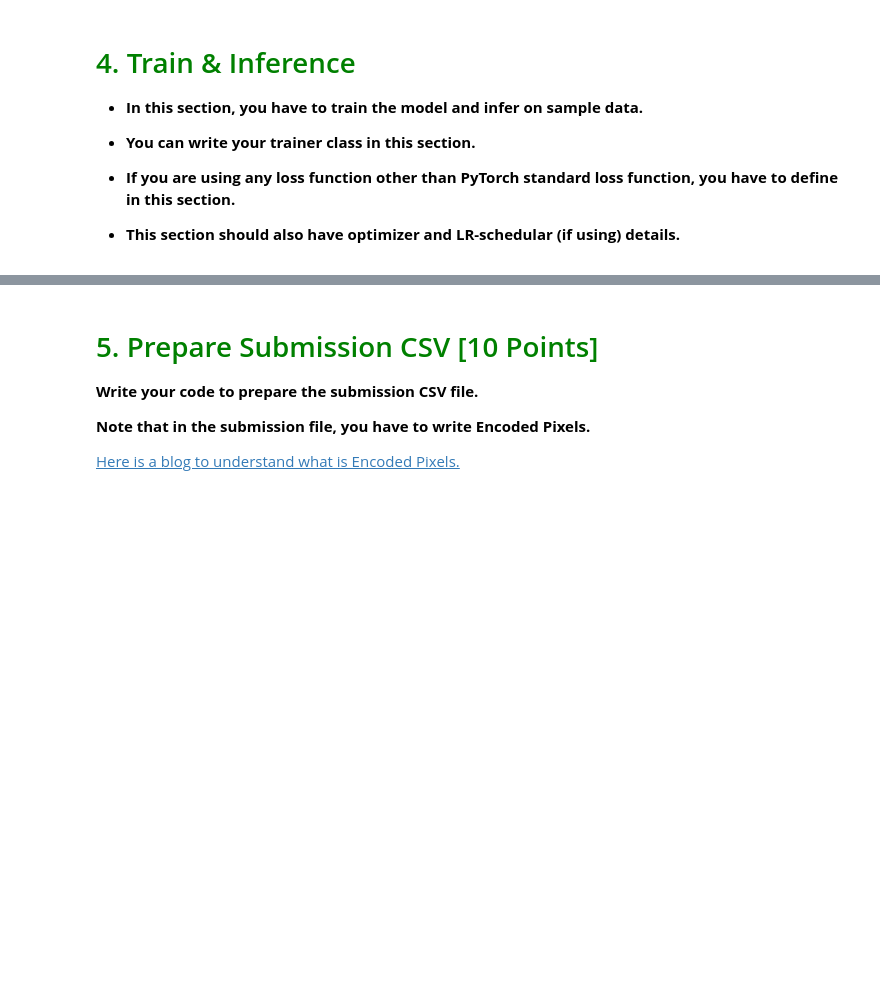
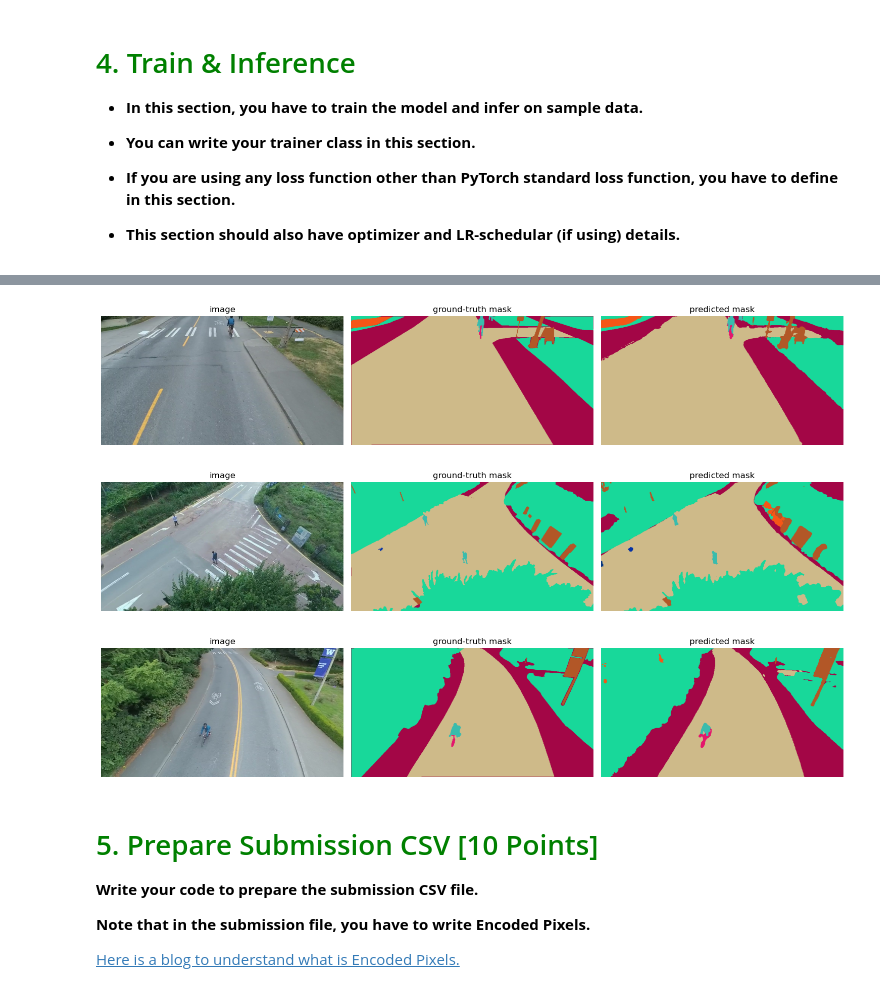
Before and after one commit to podtyazhki1337/cv, a Jupyter notebook: semantic-segmentation/project3-semantic-segmentation-round2.ipynb, the cells around one changed output, grey strips where cells are left out. Saved outputs shown, nothing was run; the diff lists cells and outputs as text; code cells hidden in the pictures; blank space fills up the shorter version.

```diff
--- a/semantic-segmentation/project3-semantic-segmentation-round2.ipynb
+++ b/semantic-segmentation/project3-semantic-segmentation-round2.ipynb
@@ -890,0 +978,9 @@ for batch_images, batch_masks in valid_loader:
+# %%
+def generate_random_colormap(num_classes=12, seed=42):
+    random.seed(seed)
+    id2color = {
+        i: tuple(random.choices(range(256), k=3))
+        for i in range(num_classes)
+    }
+    return id2color
+id2color = generate_random_colormap()
@@ -891,3 +1032,33 @@ for batch_images, batch_masks in valid_loader:
+# %%
+def denormalize_batch(tensor_bchw):
+    """
+    tensor_bchw: [B, 3, H, W] в диапазоне [-mean/std, …, +]
+    → [B, 3, H, W] в диапазоне [0,1]
+    """
+    mean = torch.tensor([0.485, 0.456, 0.406],
+                        device=tensor_bchw.device).view(1, 3, 1, 1)
+    std  = torch.tensor([0.229, 0.224, 0.225],
+                        device=tensor_bchw.device).view(1, 3, 1, 1)
+    return tensor_bchw * std + mean
+# %%
+model.eval()
+with torch.no_grad():
+    for imgs, gts in val_loader:
+        imgs = imgs.to(device)
+
+        output = model(imgs)
+        main_logits = output[0]  # извлекаем из кортежа
+        preds = main_logits.argmax(dim=1).cpu().numpy()
+
+        imgs_vis = denormalize_batch(imgs).permute(0, 2, 3, 1).cpu().numpy()
+        gts_vis  = gts.numpy()
+
+        show_prediction_triplet(imgs_vis, gts_vis, preds, color_map=id2color)
+        break
+# %% [output]
+[figure, added]
+[figure, added]
+[figure, added]
 # %% [markdown]
 # <font style="color:green">5. Prepare Submission CSV [10 Points]</font>
 
```
Also changed, not shown: parts of 36 cells of this notebook, 28 other files.
